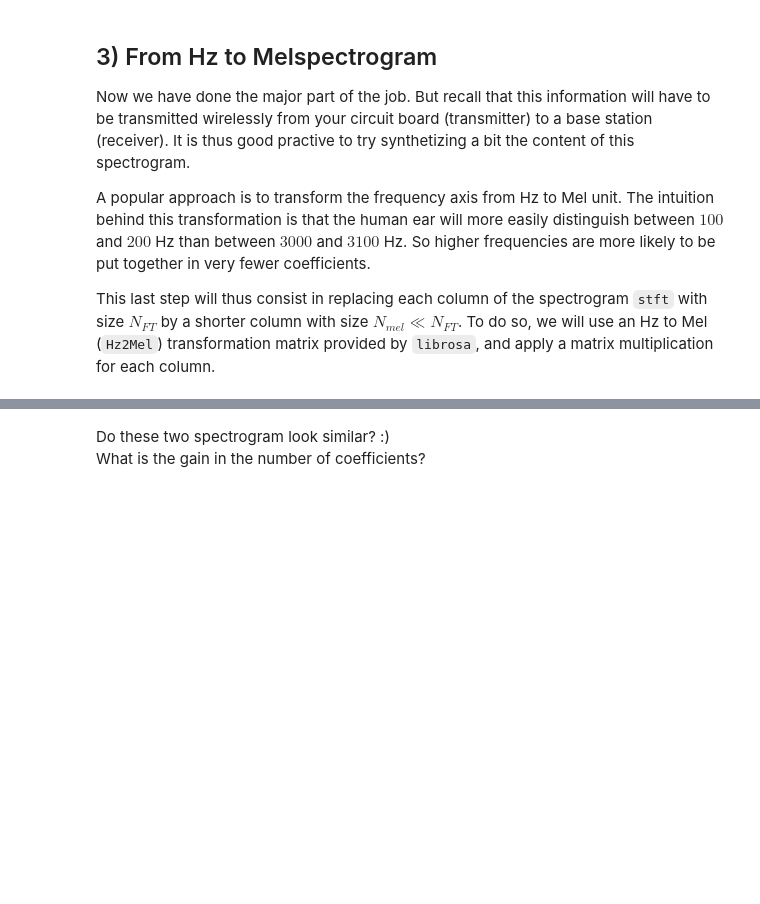
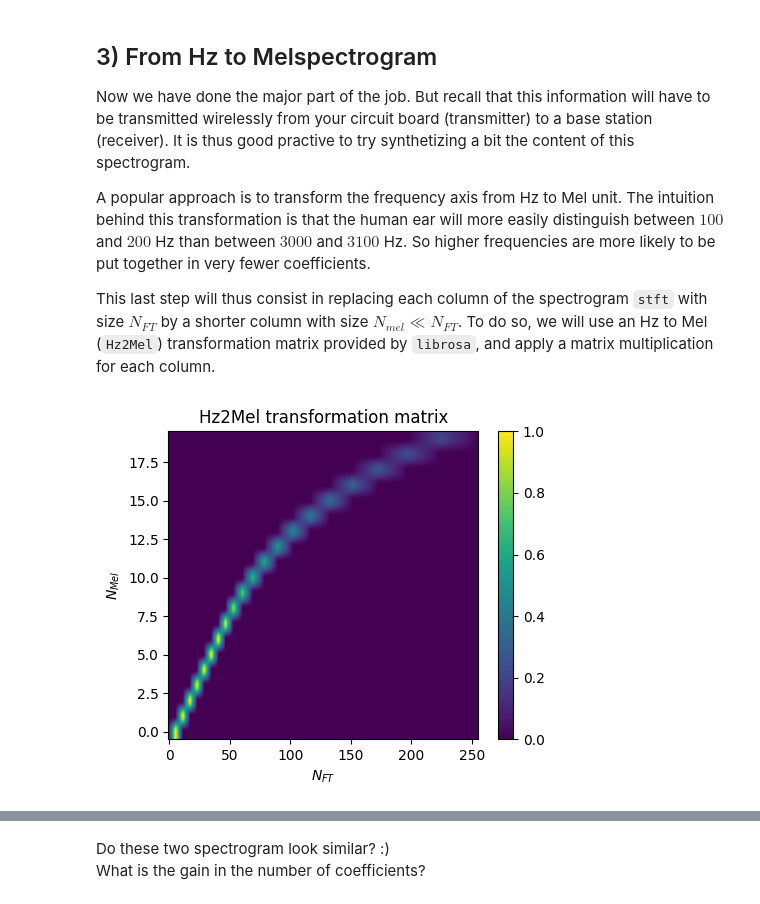
Before and after one commit to CamilleCl/lelec210X_GroupeF, a Jupyter notebook: classification/hands_on_feature_vectors.ipynb, the cells around one changed output, grey strips where cells are left out. Saved outputs shown, nothing was run; the diff lists cells and outputs as text; code cells hidden in the pictures; blank space fills up the shorter version.

```diff
--- a/classification/hands_on_feature_vectors.ipynb
+++ b/classification/hands_on_feature_vectors.ipynb
@@ -237,22 +270,24 @@ This last step will thus consist in replacing each column of the spectrogram ``s
 # %%
 Nmel = 20
 
 "Obtain the Hz2Mel transformation matrix"
 mels = librosa.filters.mel(sr=fs_down, n_fft=Nft, n_mels=Nmel)
 mels = mels[:, :-1]
 
 ### TO COMPLETE
 ### Normalize the mels matrix such that its maximum value is one.
-mels = mels
+mels = mels/(np.max(mels))
 
 "Plot"
 plt.figure(figsize=(5, 4))
 plt.imshow(mels, aspect="auto", origin="lower")
 plt.colorbar()
 plt.title("Hz2Mel transformation matrix")
 plt.xlabel("$N_{FT}$")
 plt.ylabel("$N_{Mel}$")
 plt.show()
+# %% [output]
+[figure, added]
 # %%
 "Melspectrogram computation"
 ### TO COMPLETE
```
Also changed, not shown: parts of 13 cells of this notebook.
